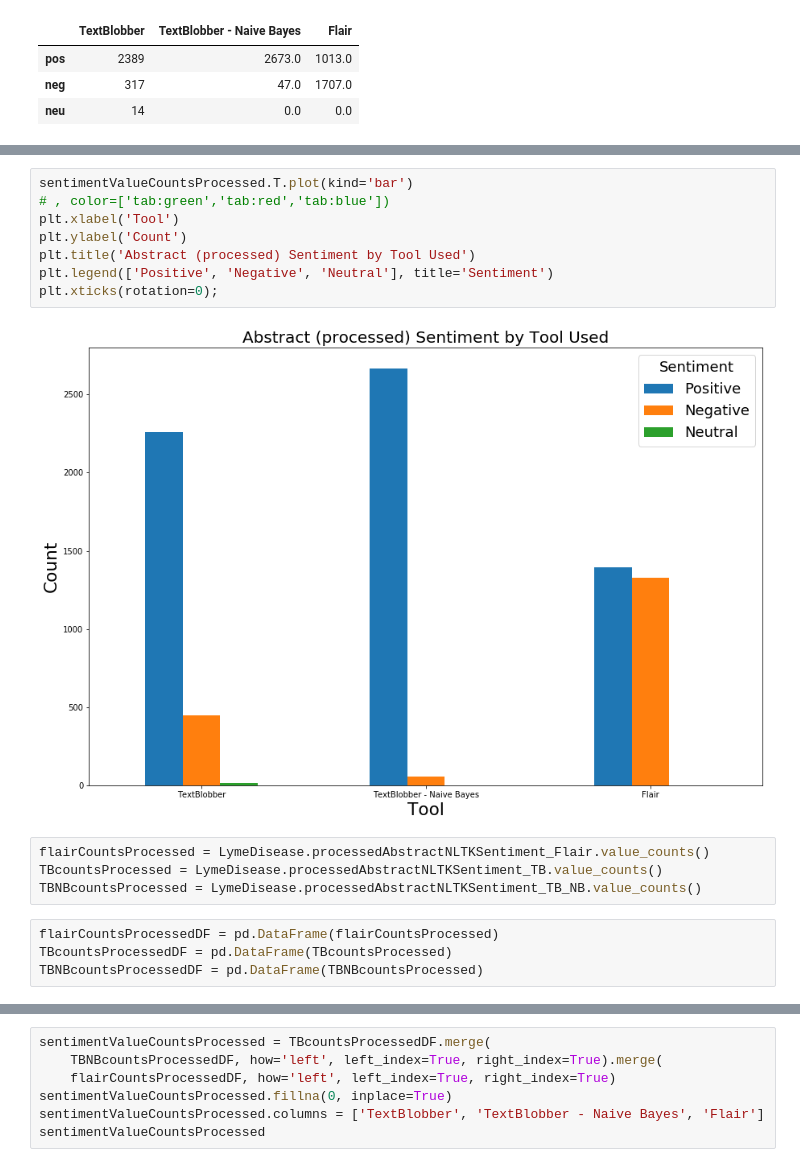
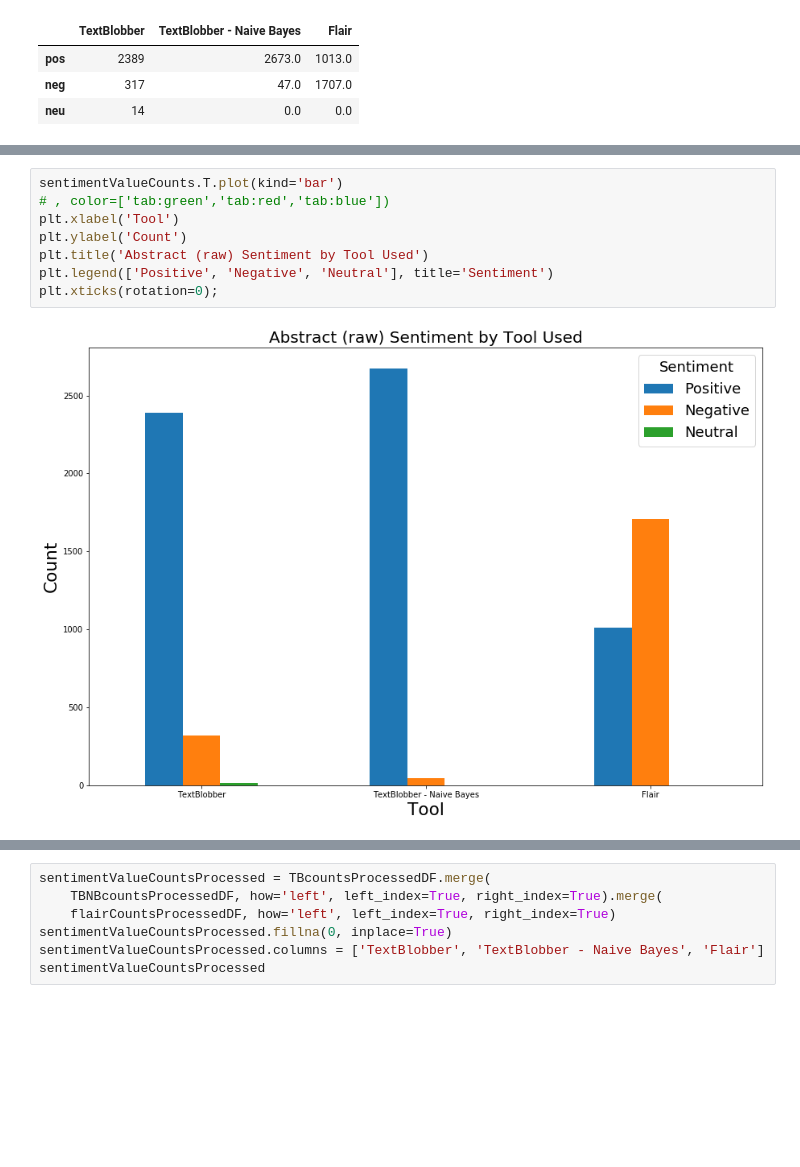
Before and after one commit to PlaybookData/Lyme-Disease-Framing-Analysis, a Jupyter notebook: DataAnalysis.ipynb, the cells around one changed output, grey strips where cells are left out. Saved outputs shown, nothing was run; the diff lists cells and outputs as text; blank space fills up the shorter version.

```diff
--- a/DataAnalysis.ipynb
+++ b/DataAnalysis.ipynb
@@ -999,18 +989,10 @@ sentimentValueCountsProcessed
 # %%
-sentimentValueCountsProcessed.T.plot(kind='bar')
+sentimentValueCounts.T.plot(kind='bar')
 # , color=['tab:green','tab:red','tab:blue'])
 plt.xlabel('Tool')
 plt.ylabel('Count')
-plt.title('Abstract (processed) Sentiment by Tool Used')
+plt.title('Abstract (raw) Sentiment by Tool Used')
 plt.legend(['Positive', 'Negative', 'Neutral'], title='Sentiment')
 plt.xticks(rotation=0);
 # %% [output]
-[figure, old version]
+[figure, new version]
-# %%
-flairCountsProcessed = LymeDisease.processedAbstractNLTKSentiment_Flair.value_counts()
-TBcountsProcessed = LymeDisease.processedAbstractNLTKSentiment_TB.value_counts()
-TBNBcountsProcessed = LymeDisease.processedAbstractNLTKSentiment_TB_NB.value_counts()
-# %%
-flairCountsProcessedDF = pd.DataFrame(flairCountsProcessed)
-TBcountsProcessedDF = pd.DataFrame(TBcountsProcessed)
-TBNBcountsProcessedDF = pd.DataFrame(TBNBcountsProcessed)
```
Also changed, not shown: parts of 47 cells of this notebook.
